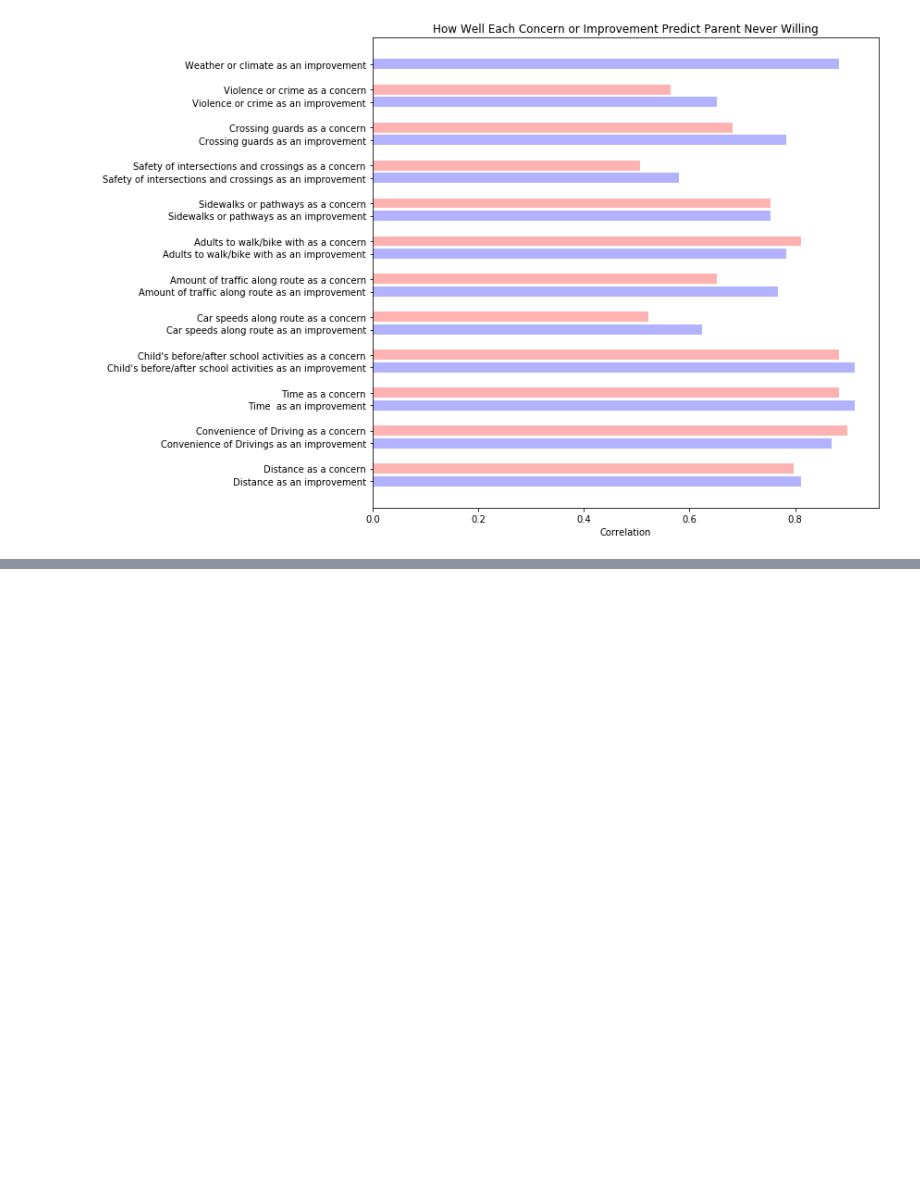
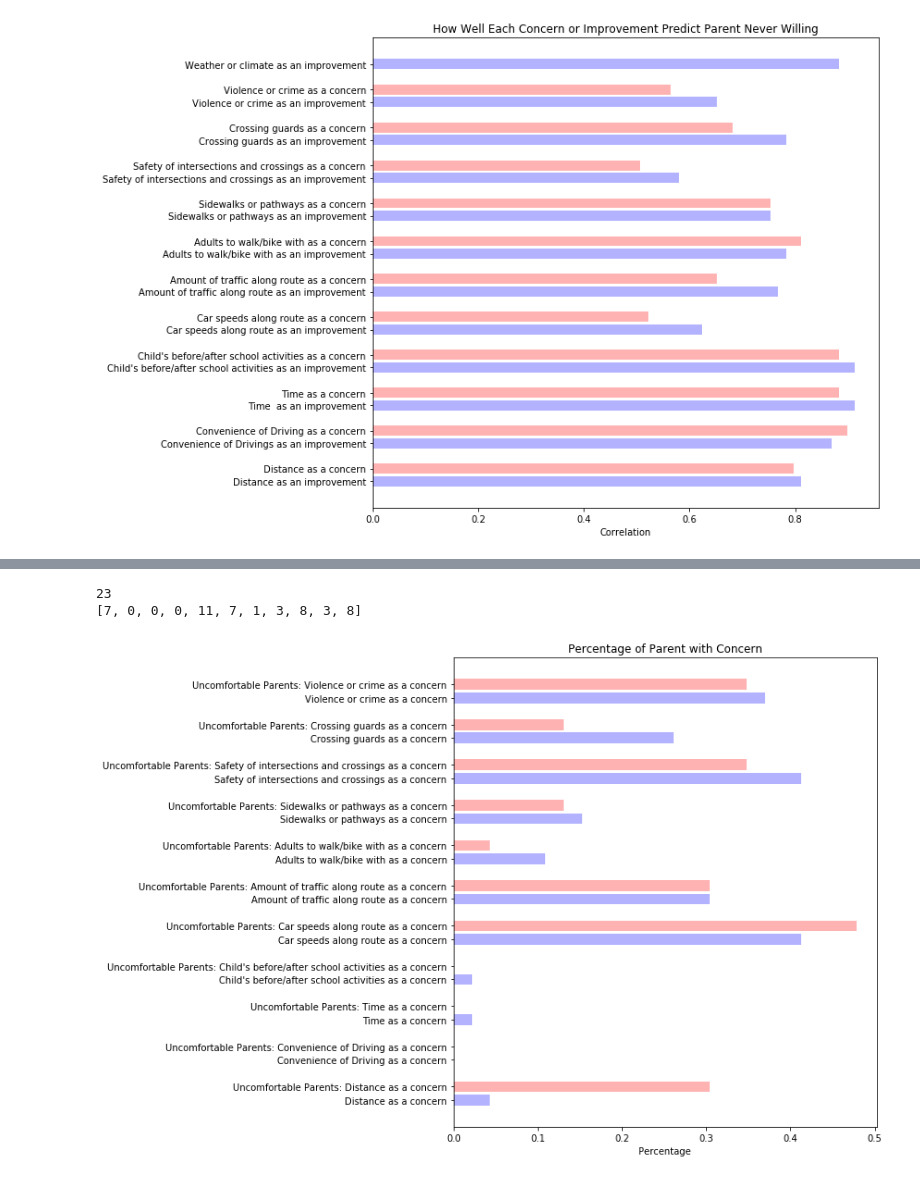
Before and after one commit to JoannaChang/ActiveSGV_Spring2019, a Jupyter notebook: notebook/analysis/thuan_analysis.ipynb, the cells around one changed output, grey strips where cells are left out. Cells and saved outputs as stored; diff of their text form; code cells hidden in the pictures; blank space fills up the shorter version.

```diff
--- a/notebook/analysis/thuan_analysis.ipynb
+++ b/notebook/analysis/thuan_analysis.ipynb
@@ -165,0 +201,46 @@ plt.show()
+# %%
+#Two lists must be of equal length
+def if_equal_sum(target_list, data_list, target_value):
+    ret = 0
+    for idx in range(len(target_list)):
+        if (target_list[idx] == target_value):
+            ret += data_list[idx]
+    return ret
+# %%
+uncomfortable_size = sum(uncomfortable)
+
+uncomfortable_concern_sum = [if_equal_sum(uncomfortable, each_concern, 1) for each_concern in concern_data]
+comfortable_concern_sum = [if_equal_sum(uncomfortable, each_concern, 0) for each_concern in concern_data]
+
+uncomfortable_improv_sum = [if_equal_sum(uncomfortable, each_improv, 1) for each_improv in improv_data]
+comfortable_improv_sum = [if_equal_sum(uncomfortable, each_improv, 0) for each_improv in improv_data]
+
+
+print(uncomfortable_size)
+print(uncomfortable_concern_sum)
+# %% [output]
+23
+[7, 0, 0, 0, 11, 7, 1, 3, 8, 3, 8]
+# %%
+uncomfortable_perc = [x / uncomfortable_size for x in uncomfortable_concern_sum]
+comfortable_perc = [x / (len(uncomfortable) - uncomfortable_size) for x in comfortable_concern_sum]
+
+index = [x * 3 for x in np.arange(len(uncomfortable_perc))]
+uncomfortable_index = [x + 1 for x in index[:len(uncomfortable_perc)]]
+
+fig, ax = plt.subplots()
+fig.set_size_inches((12, 8))
+
+improvs_bars = ax.barh(index, comfortable_perc, color='b', align='center', alpha = .3)
+concern_bars = ax.barh(uncomfortable_index, uncomfortable_perc, color='r', align='center', alpha = .3)
+
+plt.yticks(np.append(index, uncomfortable_index), np.append(concerns, ["Uncomfortable Parents: " + x for x in concerns]))
+
+ax.set_xlabel('Percentage')
+ax.set_title('Percentage of Parent with Concern')
+
+fig.tight_layout()
+plt.savefig(fig_path + '04', fmt = 'png', dpi = 500)
+plt.show()
+# %% [output]
+[figure, added]
```
Also changed, not shown: parts of 6 cells of this notebook, 5 other files.
